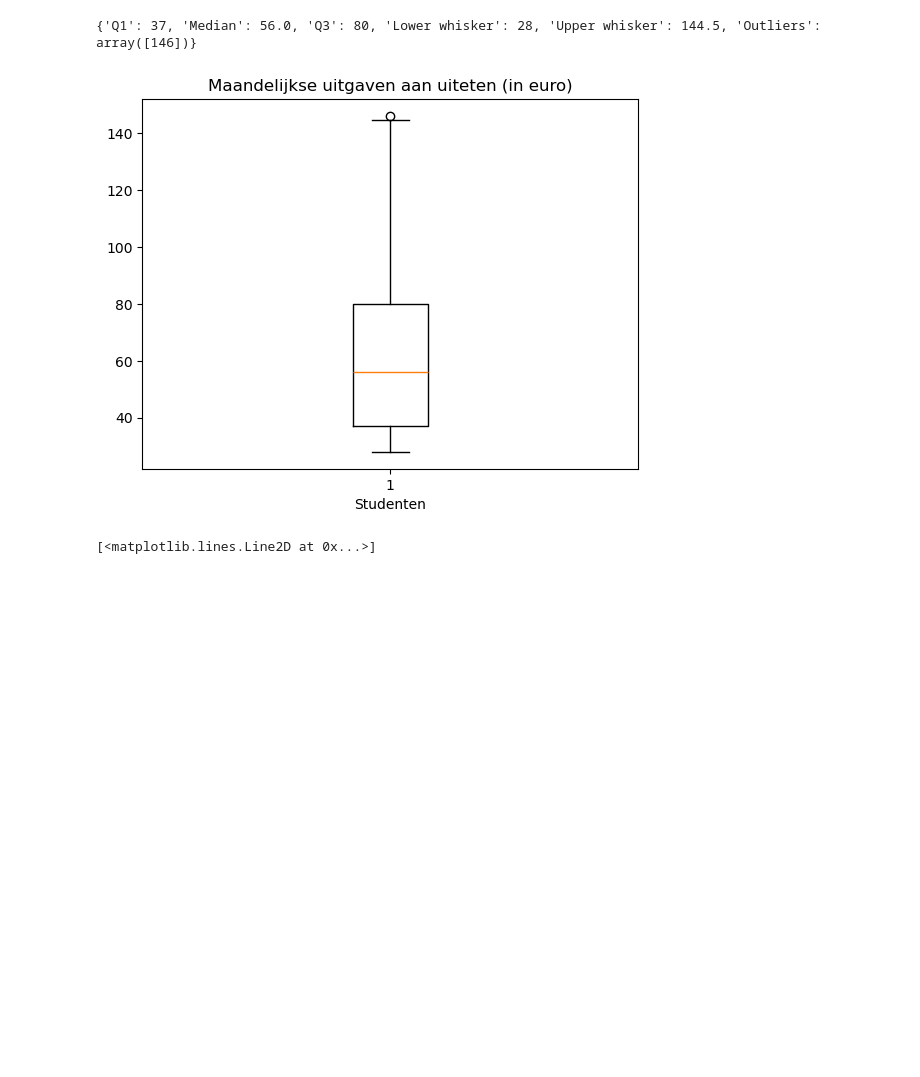
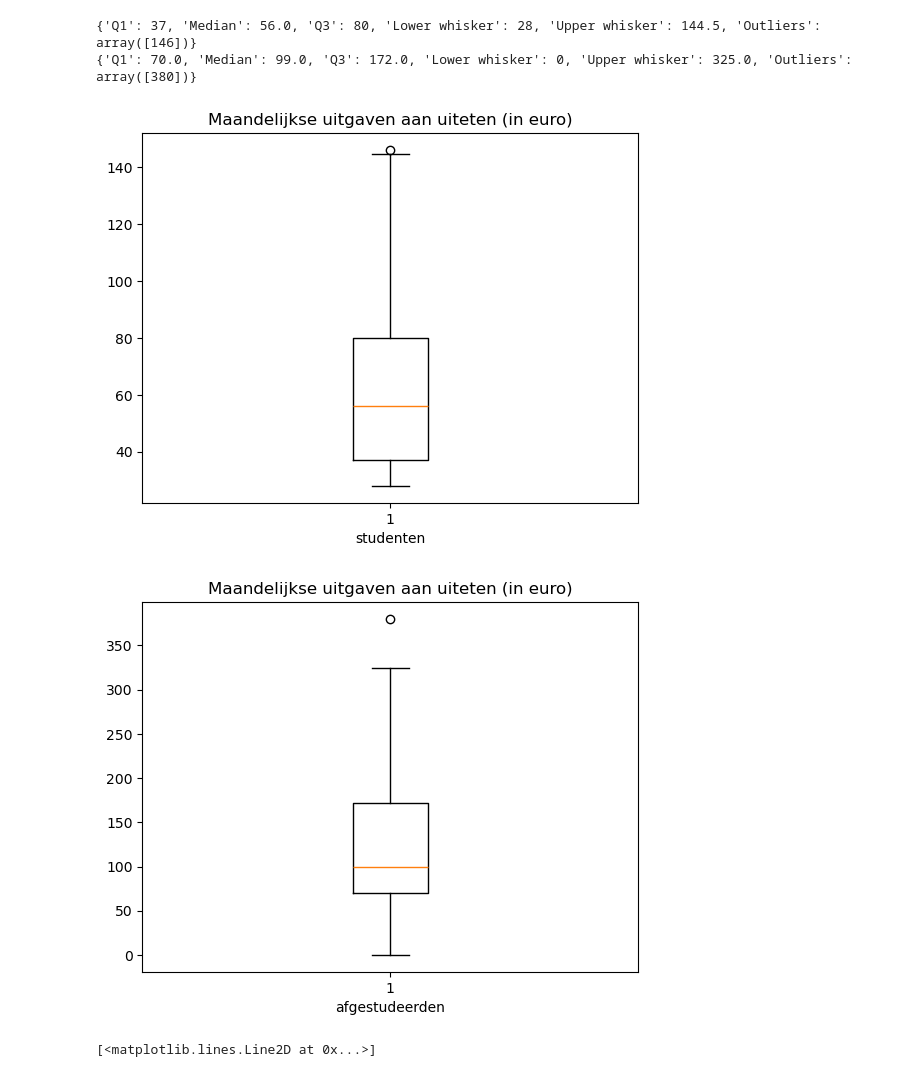
Before and after one commit to DBlom96/Statistiek, a Jupyter notebook: Python/Boxplots.ipynb, the cells around one changed output. Saved outputs shown, nothing was run; the diff lists cells and outputs as text; code cells hidden in the pictures; blank space fills up the shorter version.

```diff
--- a/Python/Boxplots.ipynb
+++ b/Python/Boxplots.ipynb
@@ -43,36 +43,39 @@ def custom_boxplot(data, title, xlabel, ax=None):
     lower_whisker = max(lower_bound, np.min(data))
     upper_whisker = min(upper_bound, np.max(data))
 
     # --- Outliers ---
     outliers = data[(data < lower_whisker) | (data > upper_whisker)]
 
     # --- Plot ---
     if ax is None:
         fig, ax = plt.subplots()
 
     ax.bxp([{
         'med': median,
         'q1': Q1,
         'q3': Q3,
         'whislo': lower_whisker,
         'whishi': upper_whisker,
         'fliers': outliers
     }], showfliers=True)
 
     ax.set_title(title)
     ax.set_xlabel(xlabel)
     return {'Q1': Q1, 'Median': median, 'Q3': Q3,
             'Lower whisker': lower_whisker, 'Upper whisker': upper_whisker,
             'Outliers': outliers}
 
 # Example usage
 # data = [25, 32, 45, 60, 65, 66, 70, 75, 80, 82]
-result = custom_boxplot(data1, title="Maandelijkse uitgaven aan uiteten (in euro)", xlabel = "Studenten")
-print(result)
-plt.show()
+for dataset, label in [(data1, "studenten"), (data2, "afgestudeerden")]:
+    result = custom_boxplot(dataset, title="Maandelijkse uitgaven aan uiteten (in euro)", xlabel = label)
+    print(result)
+    plt.savefig(f"./Figures/opg2.20a_{label}.png")
 # %% [output]
 {'Q1': 37, 'Median': 56.0, 'Q3': 80, 'Lower whisker': 28, 'Upper whisker': 144.5, 'Outliers': array([146])}
+{'Q1': 70.0, 'Median': 99.0, 'Q3': 172.0, 'Lower whisker': 0, 'Upper whisker': 325.0, 'Outliers': array([380])}
 [figure]
+[figure, added]
 # %%
 example = [7, 15, 36, 39, 40, 41]
 bp = plt.boxplot([example])
```
Also changed, not shown: parts of 4 cells of this notebook, 48 other files.
